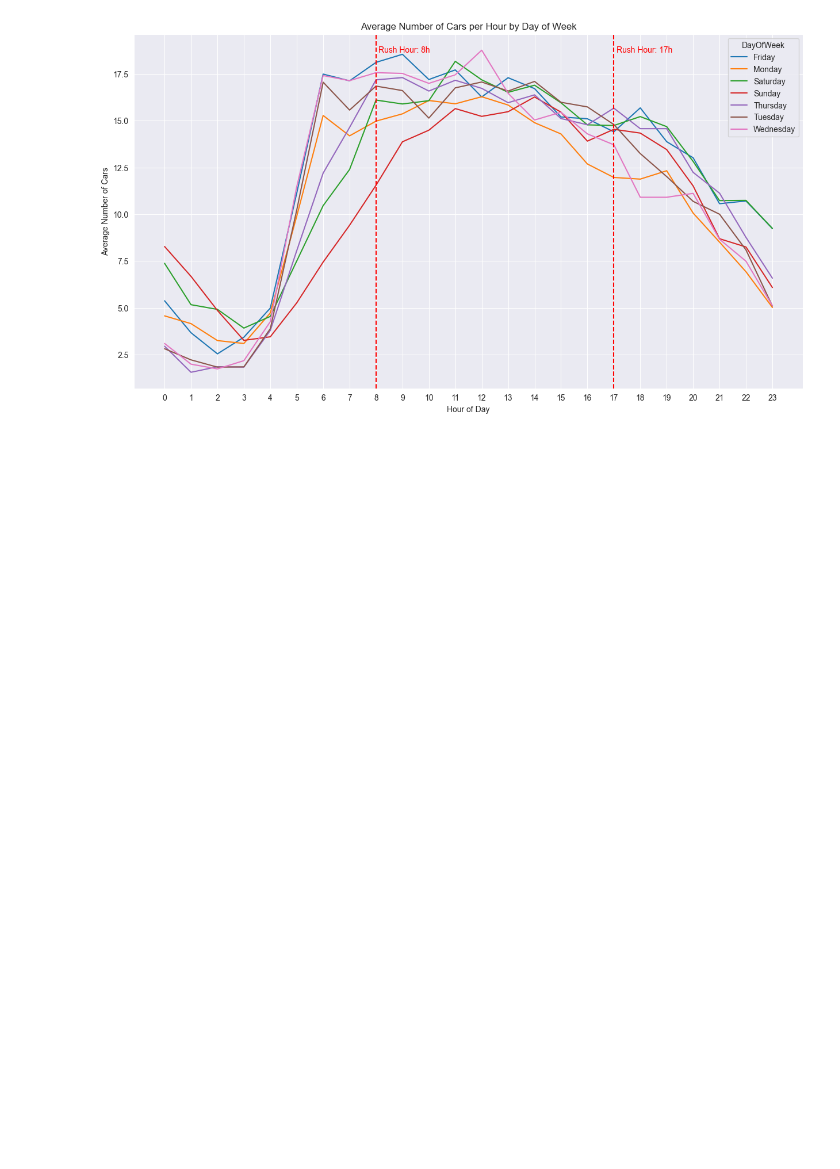
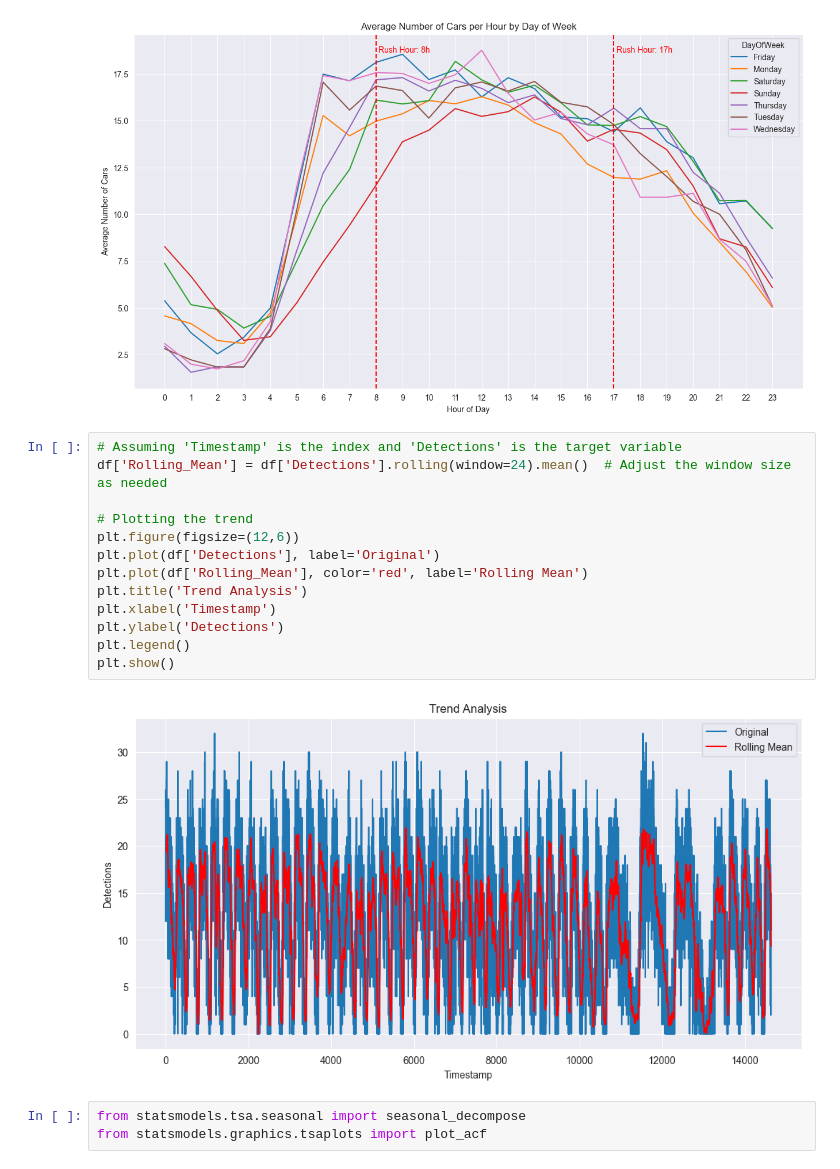
Before and after one commit to pavleglusac/SIAP-NM, a Jupyter notebook: eda.ipynb, the cells around one changed output. Saved outputs shown, nothing was run; the diff lists cells and outputs as text; blank space fills up the shorter version.

Commit message:
Add basic trend, seasonal and autocorrelation analysis

```diff
--- a/eda.ipynb
+++ b/eda.ipynb
@@ -138,3 +138,21 @@ for hour in [8, 17]:
 plt.show()
 # %% [output]
 [figure]
+# %%
+# Assuming 'Timestamp' is the index and 'Detections' is the target variable
+df['Rolling_Mean'] = df['Detections'].rolling(window=24).mean()  # Adjust the window size as needed
+
+# Plotting the trend
+plt.figure(figsize=(12,6))
+plt.plot(df['Detections'], label='Original')
+plt.plot(df['Rolling_Mean'], color='red', label='Rolling Mean')
+plt.title('Trend Analysis')
+plt.xlabel('Timestamp')
+plt.ylabel('Detections')
+plt.legend()
+plt.show()
+# %% [output]
+[figure, added]
+# %%
+from statsmodels.tsa.seasonal import seasonal_decompose
+from statsmodels.graphics.tsaplots import plot_acf
```
Also changed, not shown: parts of 2 cells of this notebook.
